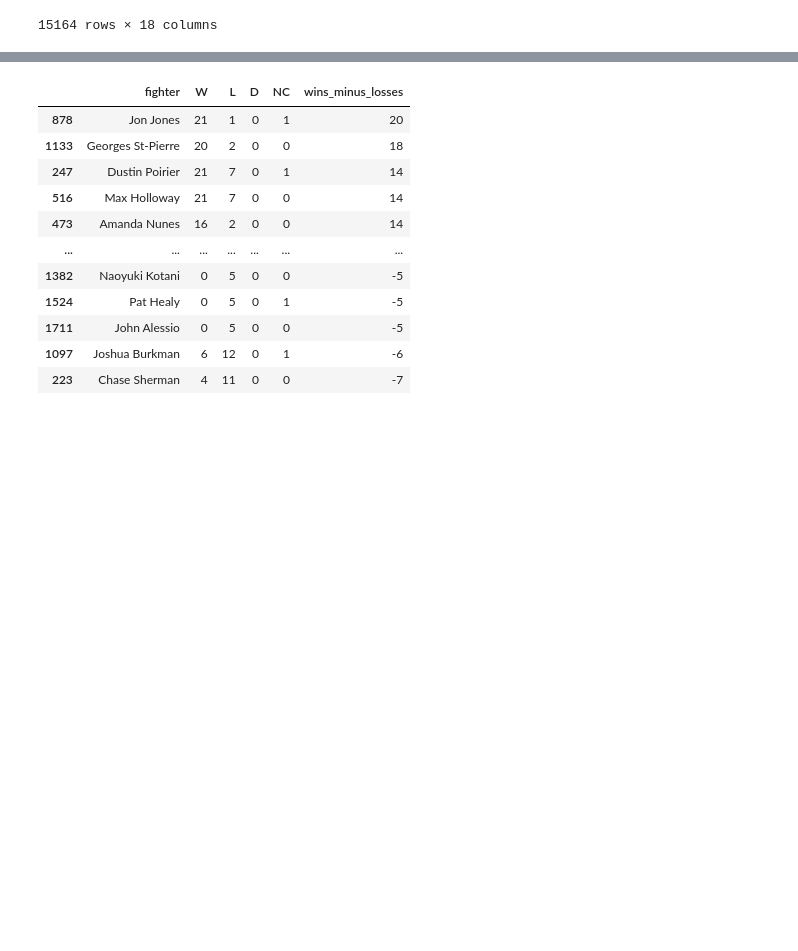
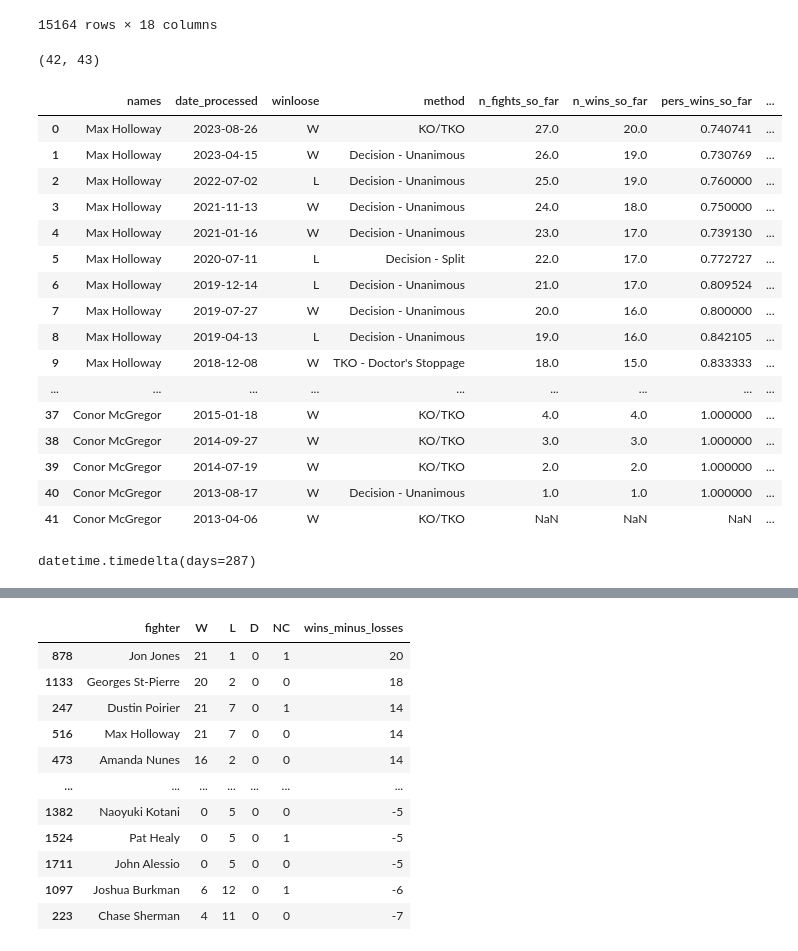
Before and after one commit to andreitsev/ufc, a Jupyter notebook: notebooks/2.0 EDA.ipynb, the cells around one changed output, grey strips where cells are left out. Saved outputs shown, nothing was run; the diff lists cells and outputs as text; code cells hidden in the pictures; blank space fills up the shorter version.

```diff
--- a/notebooks/2.0 EDA.ipynb
+++ b/notebooks/2.0 EDA.ipynb
@@ -300,0 +415,33 @@ tmp_df
+# %%
+from src.modelling.features.compute_features import make_features
+tmp = (
+    tmp_df
+    .loc[(tmp_df['names'] == 'Conor McGregor') | (tmp_df['names'] == 'Max Holloway')]
+    [['names', 'date_processed', 'winloose', 'method']]
+    .sort_values(by=['names', 'date_processed'], ascending=False)
+    .reset_index(drop=True)
+)
+features_df = make_features(
+    df=tmp
+)
+print(features_df.shape)
+features_df
+# %% [output]
+(42, 43)
+|  | names | date_processed | winloose | method | n_fights_so_far | n_wins_so_far | pers_wins_so_far | ... |
+| 0 | Max Holloway | 2023-08-26 | W | KO/TKO | 27.0 | 20.0 | 0.740741 | ... |
+| 1 | Max Holloway | 2023-04-15 | W | Decision - Unanimous | 26.0 | 19.0 | 0.730769 | ... |
+| 2 | Max Holloway | 2022-07-02 | L | Decision - Unanimous | 25.0 | 19.0 | 0.760000 | ... |
+| 3 | Max Holloway | 2021-11-13 | W | Decision - Unanimous | 24.0 | 18.0 | 0.750000 | ... |
+| 4 | Max Holloway | 2021-01-16 | W | Decision - Unanimous | 23.0 | 17.0 | 0.739130 | ... |
+| 5 | Max Holloway | 2020-07-11 | L | Decision - Split | 22.0 | 17.0 | 0.772727 | ... |
+| 6 | Max Holloway | 2019-12-14 | L | Decision - Unanimous | 21.0 | 17.0 | 0.809524 | ... |
+| 7 | Max Holloway | 2019-07-27 | W | Decision - Unanimous | 20.0 | 16.0 | 0.800000 | ... |
+| 8 | Max Holloway | 2019-04-13 | L | Decision - Unanimous | 19.0 | 16.0 | 0.842105 | ... |
+| 9 | Max Holloway | 2018-12-08 | W | TKO - Doctor's Stoppage | 18.0 | 15.0 | 0.833333 | ... |
+| ... | ... | ... | ... | ... | ... | ... | ... | ... |
+| 37 | Conor McGregor | 2015-01-18 | W | KO/TKO | 4.0 | 4.0 | 1.000000 | ... |
+| 38 | Conor McGregor | 2014-09-27 | W | KO/TKO | 3.0 | 3.0 | 1.000000 | ... |
+| 39 | Conor McGregor | 2014-07-19 | W | KO/TKO | 2.0 | 2.0 | 1.000000 | ... |
+| 40 | Conor McGregor | 2013-08-17 | W | Decision - Unanimous | 1.0 | 1.0 | 1.000000 | ... |
+| 41 | Conor McGregor | 2013-04-06 | W | KO/TKO | NaN | NaN | NaN | ... |
@@ -300,0 +450,4 @@ tmp_df
+# %%
+date(2023, 4, 15) - date(2022, 7, 2)
+# %% [output]
+datetime.timedelta(days=287)
```
Also changed, not shown: parts of 7 cells of this notebook, 2 other files.
